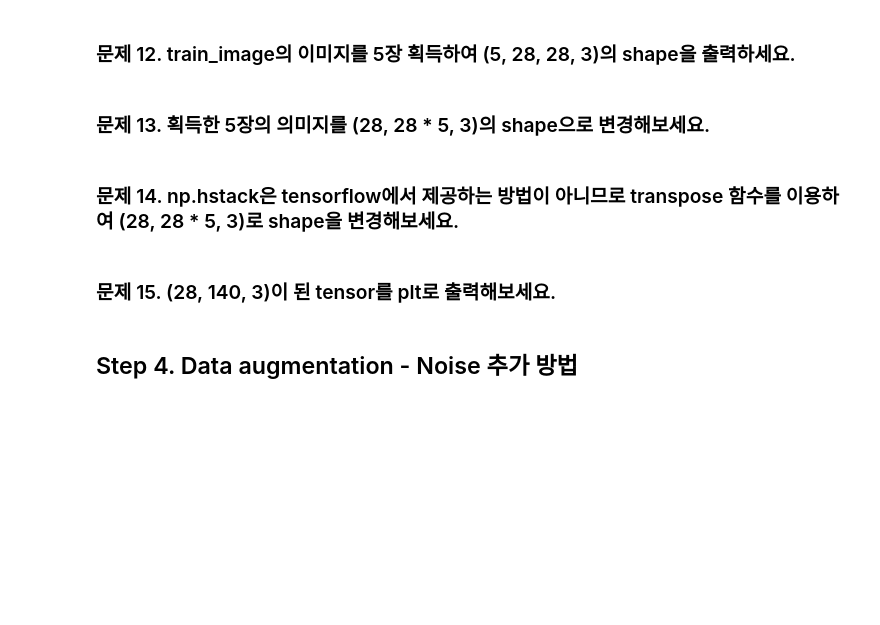
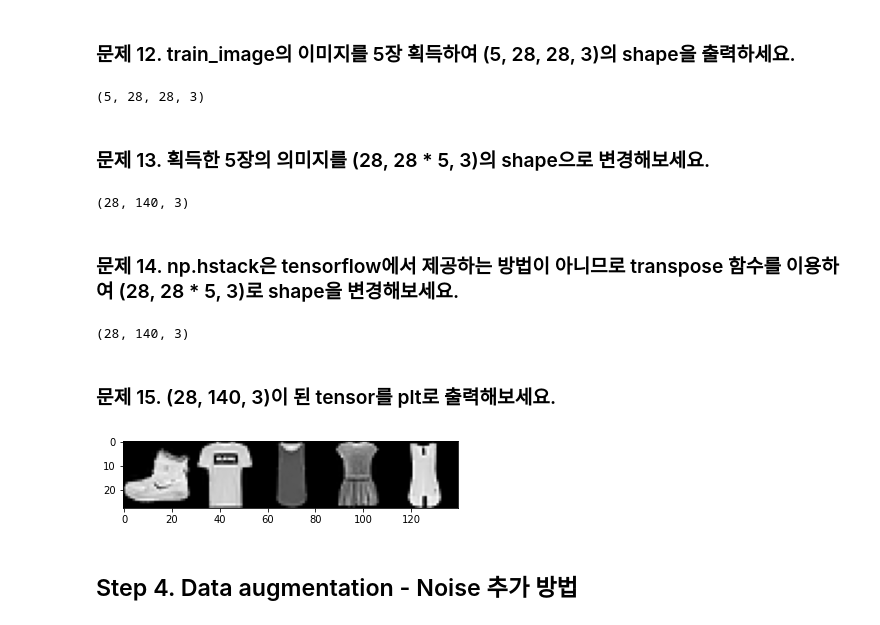
Before and after one commit to boossiman2/FastCampus-Deeplearning300, a Jupyter notebook: Part2_Image change/2_1_화질 개선 - 손상된 의류 이미지 화질 복구하기.ipynb, the cells around one changed output. Drawn from its saved outputs; the diff is of its cells as text; code cells hidden in the pictures; blank space fills up the shorter version.

```diff
--- a/Part2_Image change/2_1_화질 개선 - 손상된 의류 이미지 화질 복구하기.ipynb
+++ b/Part2_Image change/2_1_화질 개선 - 손상된 의류 이미지 화질 복구하기.ipynb
@@ -117,3 +124,5 @@ uint8
 ### 문제 8. 정수형을 실수형으로 변경 후 dtype으로 비교
 # %%
 # train/test 데이터의 타입을 dtype으로 확인해보고 실수형으로 전환하는 코드를 작성하세요.
+train_images = train_images.astype(np.float64)
+test_images = test_images.astype(np.float64)
@@ -131,6 +144,8 @@ $$normalize(x) = \frac{x - 최소값}{최대값 - 최소값}$$
 $$normalize(x) = \frac{x}{최대값}$$
 # %%
 # images의 값이 0-1사이의 값을 같도록 코드를 작성해보세요.
+train_images = train_images / 255
+test_images = test_images / 255
 # %% [markdown]
 ### 문제 10. 0-1 노말라이즈 후 데이터의 값이 변경되었는지 문제 6, 7의 방법을 이용하여 확인하세요.
 # %%
@@ -139,3 +171,6 @@ $$normalize(x) = \frac{x}{최대값}$$
 ### 문제 11. 흑백 이미지를 칼라 이미지의 shape으로 변경하세요.
 # %%
 # (배치, 28, 28)의 흑백 shape을 (배치, 28, 28, 3)의 칼라 shape의 영역으로 확대하는 코드를 추가하세요.
+from skimage import color
+train_images = color.gray2rgb(train_images)
+test_images = color.gray2rgb(test_images)
@@ -145,21 +184,35 @@ $$normalize(x) = \frac{x}{최대값}$$
 ### 문제 12. train_image의 이미지를 5장 획득하여 (5, 28, 28, 3)의 shape을 출력하세요.
 # %%
 # (60000, 28, 28, 3)인 train_images에서 (5, 28, 28, 3)을 획득하는 코드를 작성하세요.
+five = train_images[:5]
+five.shape
+# %% [output]
+(5, 28, 28, 3)
 # %% [markdown]
 ### 문제 13. 획득한 5장의 의미지를 (28, 28 * 5, 3)의 shape으로 변경해보세요.
 # %%
 # np.hstack은 height 방향의 배열을 풀어서 width 방향으로 연결해줍니다.
 # 해당 기능을 쓰면 (height, image_height, image_width, color)의 shape을 (image_height, image_width * height, color)으로 바꿔 줄 수 있습니다.
 # 코드를 작성해보세요. (정답)
+np.hstack(five).shape
+# %% [output]
+(28, 140, 3)
 # %% [markdown]
 ### 문제 14. np.hstack은 tensorflow에서 제공하는 방법이 아니므로 transpose 함수를 이용하여 (28, 28 * 5, 3)로 shape을 변경해보세요.
 # %%
 # transpose는 tensor의 axis를 섞는 기능을 합니다.
 # 해당 기능을 이용해서 (28, 140)을 작성하는 코드를 작성해보세요.
+five.transpose((1,0,2,3)).reshape((28,-1,3)).shape
+# %% [output]
+(28, 140, 3)
 # %% [markdown]
 ### 문제 15. (28, 140, 3)이 된 tensor를 plt로 출력해보세요.
 # %%
 # (28, 140, 3)의 이미지를 plt로 출력해보세요.
+plt.imshow(five.transpose((1,0,2,3)).reshape((28,-1,3)))
+plt.show()
+# %% [output]
+[figure, added]
 # %% [markdown]
 ## Step 4. Data augmentation - Noise 추가 방법
 # %% [markdown]
```
Also changed, not shown: parts of 34 cells of this notebook.
